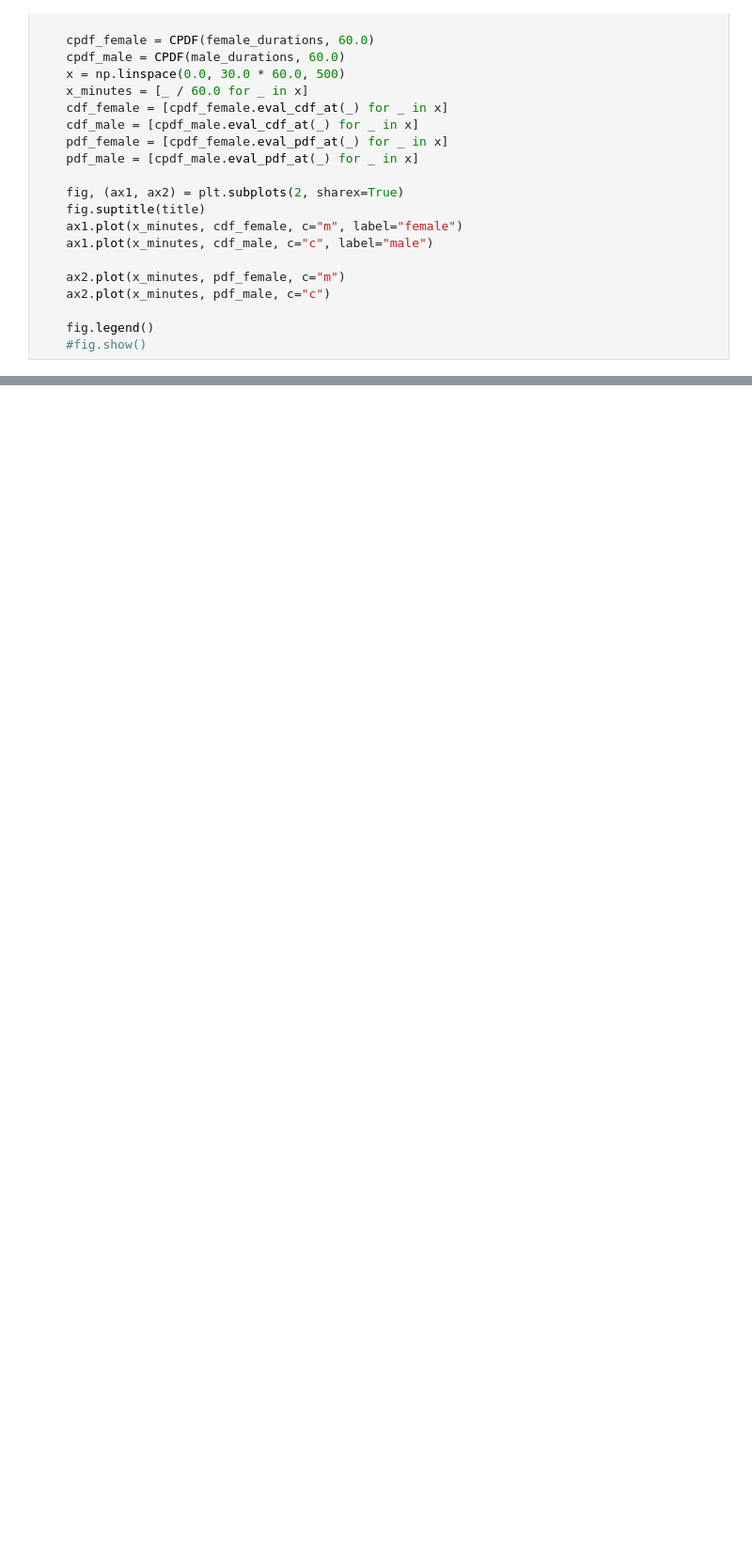
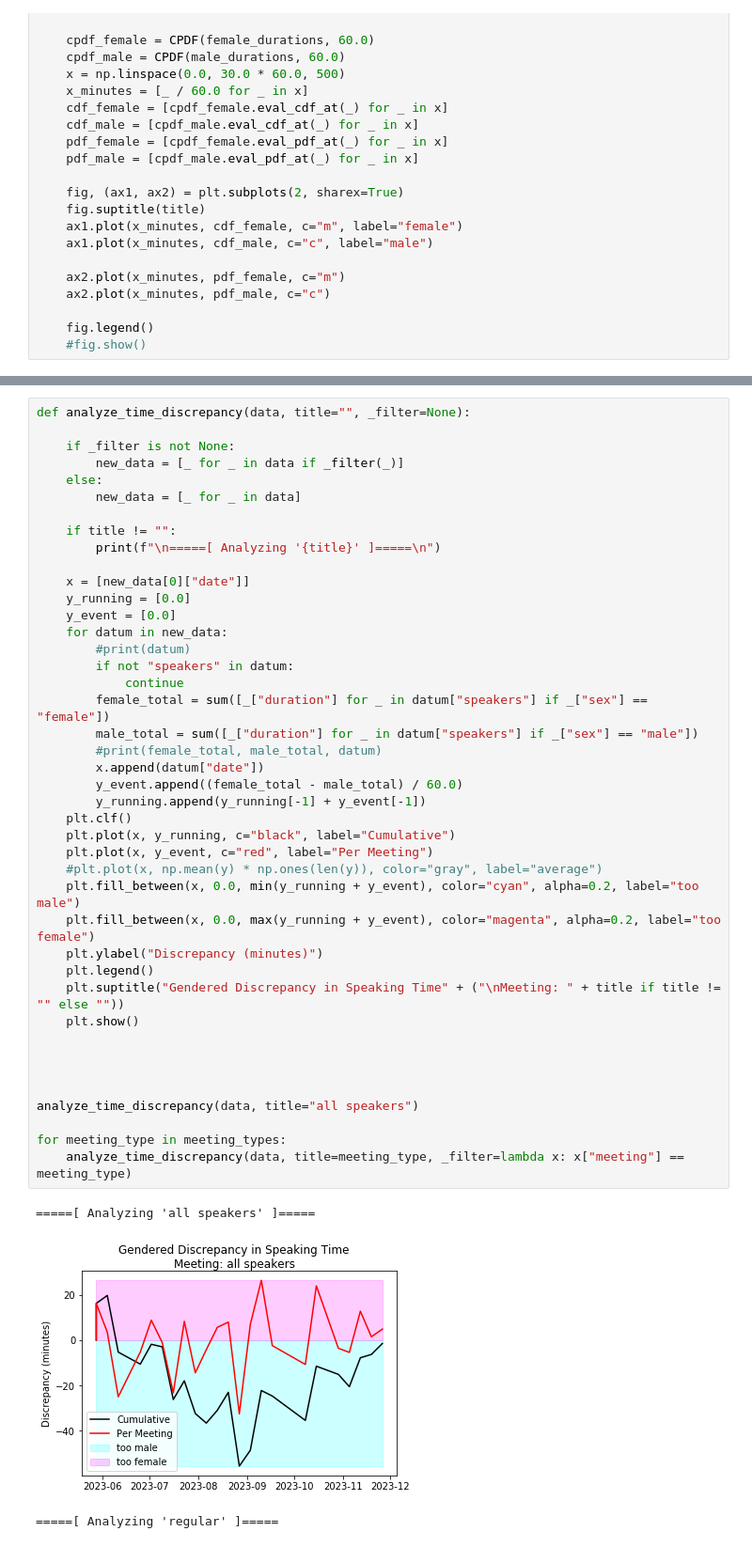
Before and after one commit to sswan/los-altos-statistics, a Jupyter notebook: analysis.ipynb, the cells around one changed output, grey strips where cells are left out. Shown: that part at 94% size. Drawn from its saved outputs; the diff is of its cells as text; blank space fills up the shorter version.

Commit message:
add data and add analysis

```diff
--- a/analysis.ipynb
+++ b/analysis.ipynb
@@ -203 +201,47 @@ I am 95% confident that the true rate is between 16.75% and 76.62%
 [figure]
+# %%
+def analyze_time_discrepancy(data, title="", _filter=None):
+
+    if _filter is not None:
+        new_data = [_ for _ in data if _filter(_)]
+    else:
+        new_data = [_ for _ in data]
+
+    if title != "":
+        print(f"\n=====[ Analyzing '{title}' ]=====\n")
+
+    x = [new_data[0]["date"]]
+    y_running = [0.0]
+    y_event = [0.0]
+    for datum in new_data:
+        #print(datum)
+        if not "speakers" in datum:
+            continue
+        female_total = sum([_["duration"] for _ in datum["speakers"] if _["sex"] == "female"])
+        male_total = sum([_["duration"] for _ in datum["speakers"] if _["sex"] == "male"])
+        #print(female_total, male_total, datum)
+        x.append(datum["date"])
+        y_event.append((female_total - male_total) / 60.0)
+        y_running.append(y_running[-1] + y_event[-1])
+    plt.clf()
+    plt.plot(x, y_running, c="black", label="Cumulative")
+    plt.plot(x, y_event, c="red", label="Per Meeting")
+    #plt.plot(x, np.mean(y) * np.ones(len(y)), color="gray", label="average")
+    plt.fill_between(x, 0.0, min(y_running + y_event), color="cyan", alpha=0.2, label="too male")
+    plt.fill_between(x, 0.0, max(y_running + y_event), color="magenta", alpha=0.2, label="too female")
+    plt.ylabel("Discrepancy (minutes)")
+    plt.legend()
+    plt.suptitle("Gendered Discrepancy in Speaking Time" + ("\nMeeting: " + title if title != "" else ""))
+    plt.show()
+
+
+
+
+analyze_time_discrepancy(data, title="all speakers")
+
+for meeting_type in meeting_types:
+    analyze_time_discrepancy(data, title=meeting_type, _filter=lambda x: x["meeting"] == meeting_type)
+# %% [output]
+=====[ Analyzing 'all speakers' ]=====
+[figure, added]
+=====[ Analyzing 'regular' ]=====
```
Also changed, not shown: parts of 3 cells of this notebook, 3 other files.
